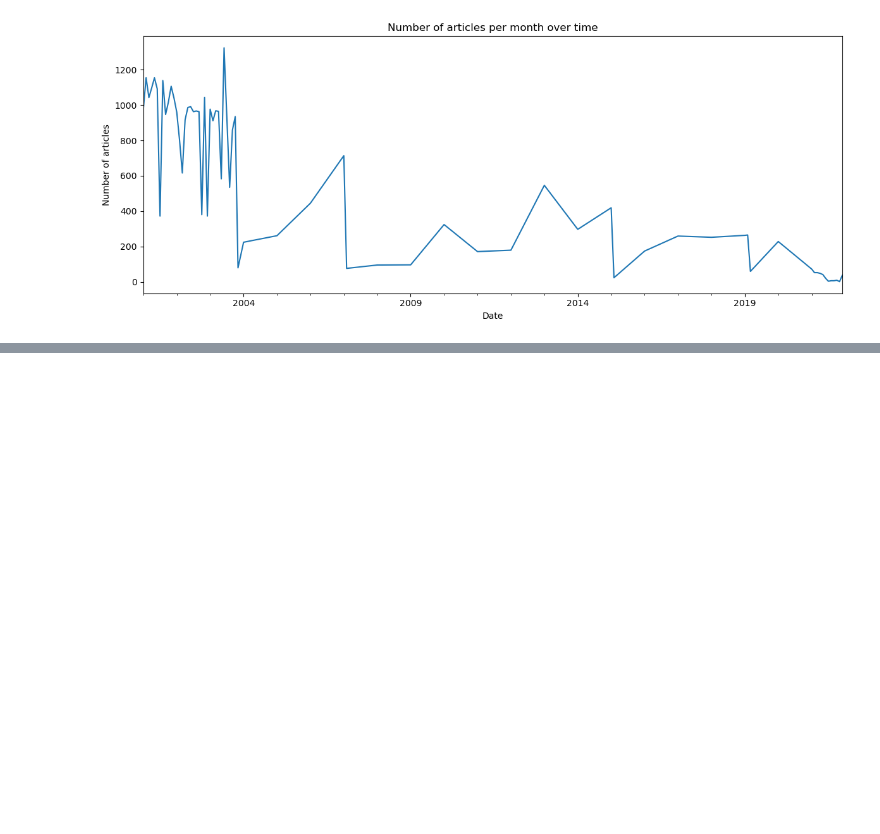
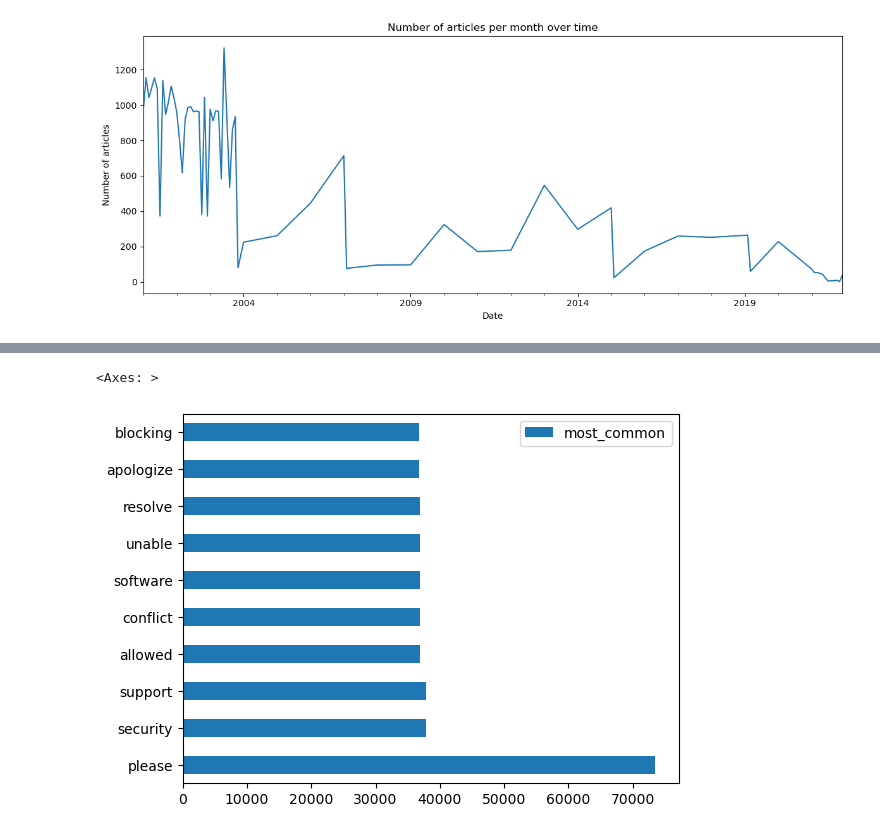
Before and after one commit to ninaudagawa/Media-Politics, a Jupyter notebook: project/notebooks/Cyrus attempt.ipynb, the cells around one changed output, grey strips where cells are left out. Saved outputs shown, nothing was run; the diff lists cells and outputs as text; code cells hidden in the pictures; blank space fills up the shorter version.

```diff
--- a/project/notebooks/Cyrus attempt.ipynb
+++ b/project/notebooks/Cyrus attempt.ipynb
@@ -90,3 +90,19 @@ plt.ylabel ('Number of articles')
 plt.tight_layout()
 # %% [output]
 [figure]
+# %%
+import pandas as pd
+
+from sklearn.feature_extraction.text import CountVectorizer
+
+clean_text = JPnews_pd['text'].dropna()
+
+vectorizer = CountVectorizer(token_pattern=r"(?u)\b[a-zA-Z]{6,}\b")
+count_array = vectorizer.fit_transform(clean_text).toarray()
+
+df_wordcount = pd.DataFrame(
+    count_array, # Data above will become the values of the dataframe
+    columns=vectorizer.get_feature_names_out(), # Words will become the column names
+    index = clean_text.index # Index country date comes from the df_all dataframe
+)
+df_wordcount.head(2)
@@ -92,0 +128,5 @@ plt.tight_layout()
+# %%
+df_wordcount.sum(axis='rows').sort_values(ascending=False).to_frame("most_common").head(10).plot(kind = 'barh')
+# %% [output]
+<Axes: >
+[figure, added]
```
Also changed, not shown: parts of 3 cells of this notebook.
